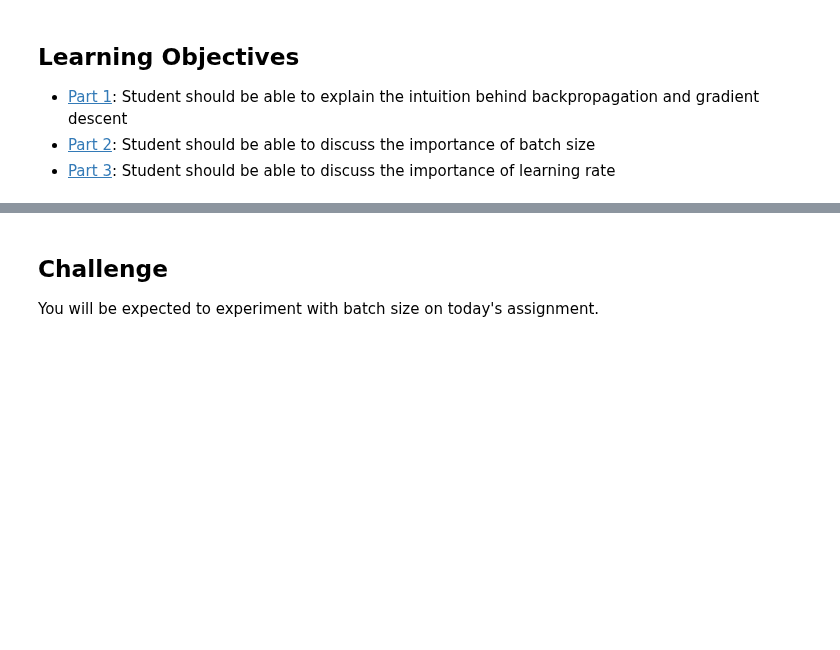
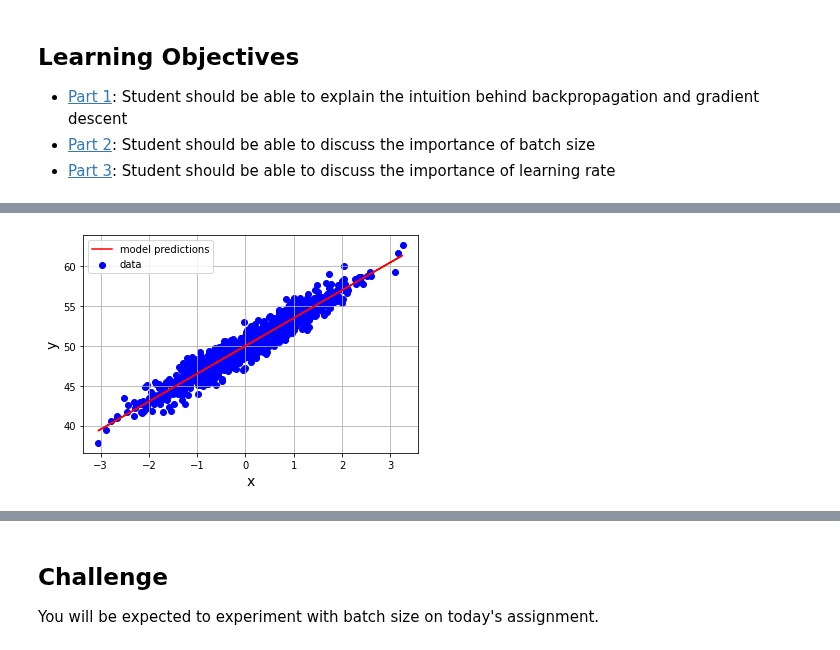
Before and after one commit to bloominstituteoftechnology/DS-Unit-4-Sprint-2-Neural-Networks, a Jupyter notebook: module2-Train/LS_DS_422_Train_Lecture.ipynb, the cells around one changed output, grey strips where cells are left out. Saved outputs shown, nothing was run; the diff lists cells and outputs as text; code cells hidden in the pictures; blank space fills up the shorter version.

```diff
--- a/module2-Train/LS_DS_422_Train_Lecture.ipynb
+++ b/module2-Train/LS_DS_422_Train_Lecture.ipynb
@@ -302,0 +310,10 @@ raise NotImplementedError()
+# %%
+plt.scatter(inputs, outputs, c='b', label = "data")
+plt.plot(inputs, model(inputs),c='r',label = "model predictions")
+plt.legend()
+plt.xlabel('x',FontSize=14)
+plt.ylabel('y',FontSize=14)
+plt.grid()
+
+print('Current loss: %1.6f'% current_loss[-1])
+# %% [output]
@@ -302,0 +321 @@ raise NotImplementedError()
+[figure, added]
```
Also changed, not shown: parts of 84 cells of this notebook.
